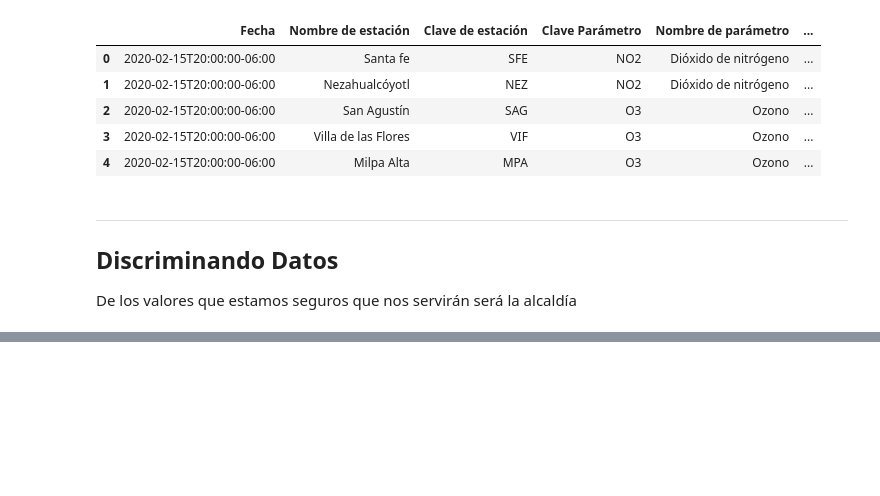
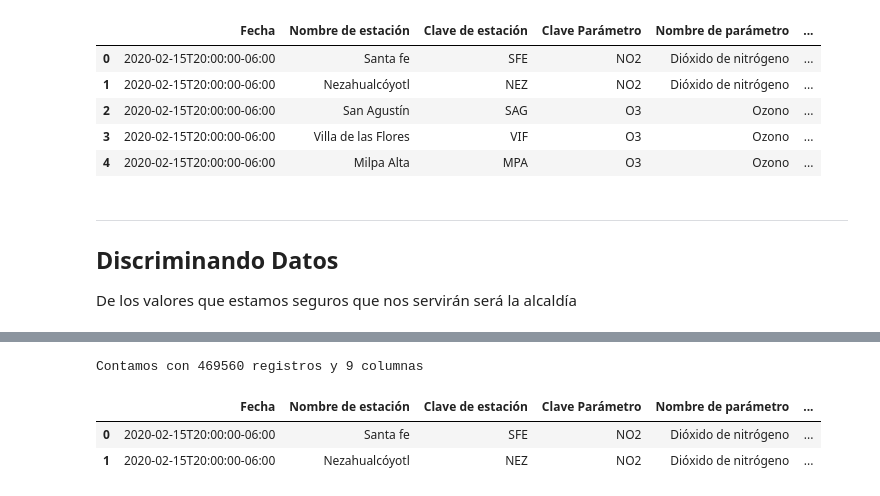
Before and after one commit to JonathanMartignon/Data_CDMX_Un_Aire_No_Tan_Bueno, a Jupyter notebook: Notebook/Notebook_Preprocesamiento.ipynb, the cells around one changed output, grey strips where cells are left out. Saved outputs shown, nothing was run; the diff lists cells and outputs as text; code cells hidden in the pictures; blank space fills up the shorter version.

```diff
--- a/Notebook/Notebook_Preprocesamiento.ipynb
+++ b/Notebook/Notebook_Preprocesamiento.ipynb
@@ -267,0 +355,15 @@ data_df.head(16)
+# %%
+# Obtenemos los datos importantes del dataset
+# de contaminantes
+data_df = contaminantes_df[['Fecha','Nombre de estación','Clave de estación','Clave Parámetro',
+                   'Nombre de parámetro','Unidades parámetros','Valor','ID Unidad',
+                            'Clave de unidad']].copy(deep=True)
+# %%
+# Damos una visualización de los datos
+print(f"Contamos con {data_df.shape[0]} registros y {data_df.shape[1]} columnas")
+data_df.head(2)
+# %% [output]
+Contamos con 469560 registros y 9 columnas
+|  | Fecha | Nombre de estación | Clave de estación | Clave Parámetro | Nombre de parámetro | ... |
+| 0 | 2020-02-15T20:00:00-06:00 | Santa fe | SFE | NO2 | Dióxido de nitrógeno | ... |
+| 1 | 2020-02-15T20:00:00-06:00 | Nezahualcóyotl | NEZ | NO2 | Dióxido de nitrógeno | ... |
```
Also changed, not shown: parts of 10 cells of this notebook.
